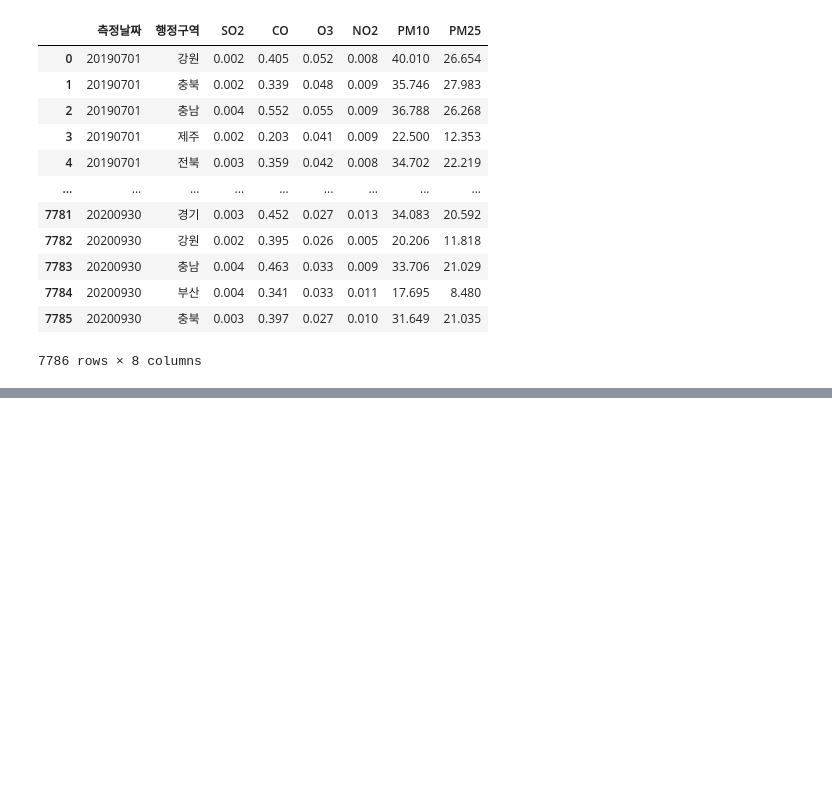
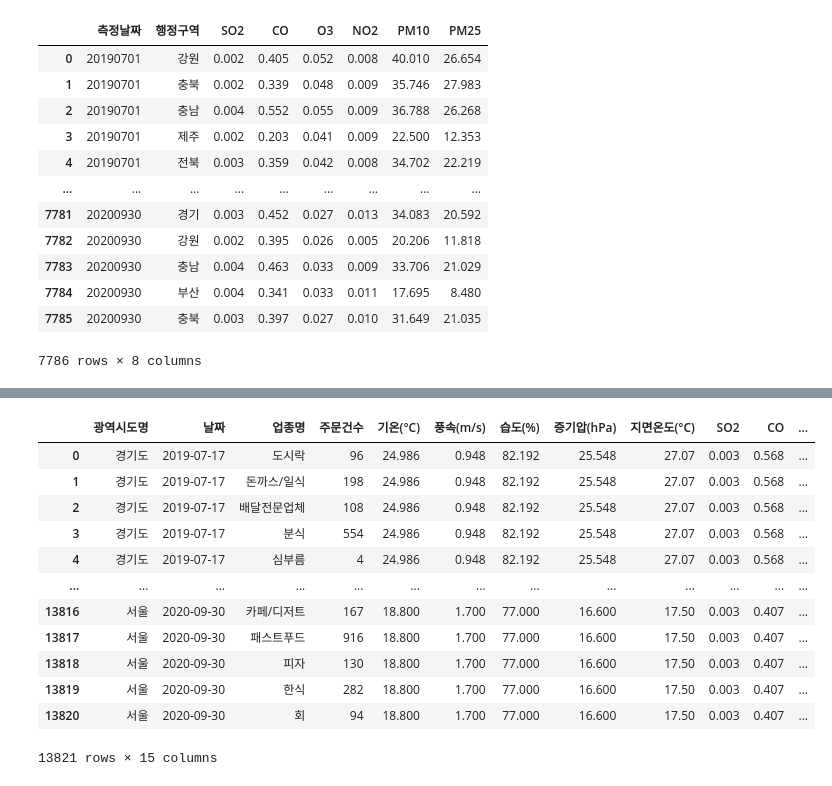
Before and after one commit to parksimis/Mulcam-Delivery-Service, a Jupyter notebook: Data Analysis/[병합] 최종 데이터 파일 만들기.ipynb, the cells around one changed output, grey strips where cells are left out. Drawn from its saved outputs; the diff is of its cells as text; code cells hidden in the pictures; blank space fills up the shorter version.

```diff
--- a/Data Analysis/[병합] 최종 데이터 파일 만들기.ipynb
+++ b/Data Analysis/[병합] 최종 데이터 파일 만들기.ipynb
@@ -143,0 +160,3 @@ pollution
+# %%
+## 행정구역 값 변경 경기 => 경기도
+sg.loc[sg['행정구역']=='경기', '행정구역'] = '경기도'
@@ -143,0 +169,3 @@ pollution
+# %%
+## sg_weather 형변환 str => datetime
+sg_weather['날짜'] = pd.to_datetime(sg_weather['날짜'].astype('str'), format='%Y-%m-%d')
@@ -143,0 +207,21 @@ pollution
+# %%
+## 미세먼지데이터, 날씨데이터 병합
+sg_dust = pd.merge(sg_weather, sg, left_on=['광역시도명', '날짜'], right_on=['행정구역', '측정날짜'], how='inner')
+# %%
+sg_dust.drop(['행정구역', '측정날짜'], axis=1, inplace=True)
+# %%
+sg_dust
+# %% [output]
+|  | 광역시도명 | 날짜 | 업종명 | 주문건수 | 기온(°C) | 풍속(m/s) | 습도(%) | 증기압(hPa) | 지면온도(°C) | SO2 | CO | ... |
+| 0 | 경기도 | 2019-07-17 | 도시락 | 96 | 24.986 | 0.948 | 82.192 | 25.548 | 27.07 | 0.003 | 0.568 | ... |
+| 1 | 경기도 | 2019-07-17 | 돈까스/일식 | 198 | 24.986 | 0.948 | 82.192 | 25.548 | 27.07 | 0.003 | 0.568 | ... |
+| 2 | 경기도 | 2019-07-17 | 배달전문업체 | 108 | 24.986 | 0.948 | 82.192 | 25.548 | 27.07 | 0.003 | 0.568 | ... |
+| 3 | 경기도 | 2019-07-17 | 분식 | 554 | 24.986 | 0.948 | 82.192 | 25.548 | 27.07 | 0.003 | 0.568 | ... |
+| 4 | 경기도 | 2019-07-17 | 심부름 | 4 | 24.986 | 0.948 | 82.192 | 25.548 | 27.07 | 0.003 | 0.568 | ... |
+| ... | ... | ... | ... | ... | ... | ... | ... | ... | ... | ... | ... | ... |
+| 13816 | 서울 | 2020-09-30 | 카페/디저트 | 167 | 18.800 | 1.700 | 77.000 | 16.600 | 17.50 | 0.003 | 0.407 | ... |
+| 13817 | 서울 | 2020-09-30 | 패스트푸드 | 916 | 18.800 | 1.700 | 77.000 | 16.600 | 17.50 | 0.003 | 0.407 | ... |
+| 13818 | 서울 | 2020-09-30 | 피자 | 130 | 18.800 | 1.700 | 77.000 | 16.600 | 17.50 | 0.003 | 0.407 | ... |
+| 13819 | 서울 | 2020-09-30 | 한식 | 282 | 18.800 | 1.700 | 77.000 | 16.600 | 17.50 | 0.003 | 0.407 | ... |
+| 13820 | 서울 | 2020-09-30 | 회 | 94 | 18.800 | 1.700 | 77.000 | 16.600 | 17.50 | 0.003 | 0.407 | ... |
+13821 rows × 15 columns
```
Also changed, not shown: parts of 11 cells of this notebook.
